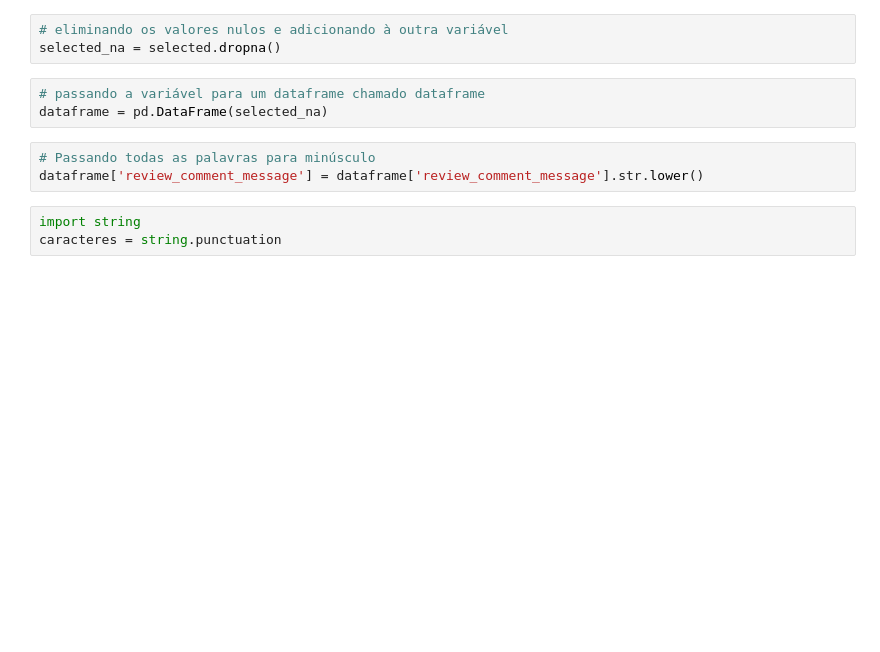
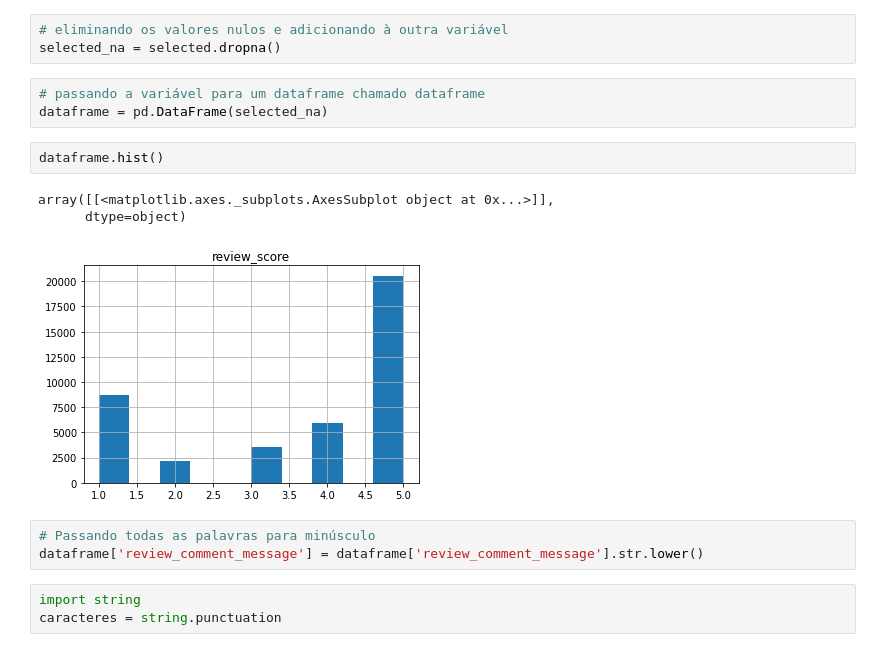
Before and after one commit to rodolforicardotech/datadiscoveryone, a Jupyter notebook: notebooks/pre-processamento-01.ipynb, the cells around one changed output. Saved outputs shown, nothing was run; the diff lists cells and outputs as text; blank space fills up the shorter version.

```diff
--- a/notebooks/pre-processamento-01.ipynb
+++ b/notebooks/pre-processamento-01.ipynb
@@ -43,6 +49,12 @@ selected_na = selected.dropna()
 # %%
 # passando a variável para um dataframe chamado dataframe
 dataframe = pd.DataFrame(selected_na)
+# %%
+dataframe.hist()
+# %% [output]
+array([[<matplotlib.axes._subplots.AxesSubplot object at 0x...>]],
+      dtype=object)
+[figure, added]
 # %%
 # Passando todas as palavras para minúsculo
 dataframe['review_comment_message'] = dataframe['review_comment_message'].str.lower()
```
Also changed, not shown: parts of 8 cells of this notebook.
